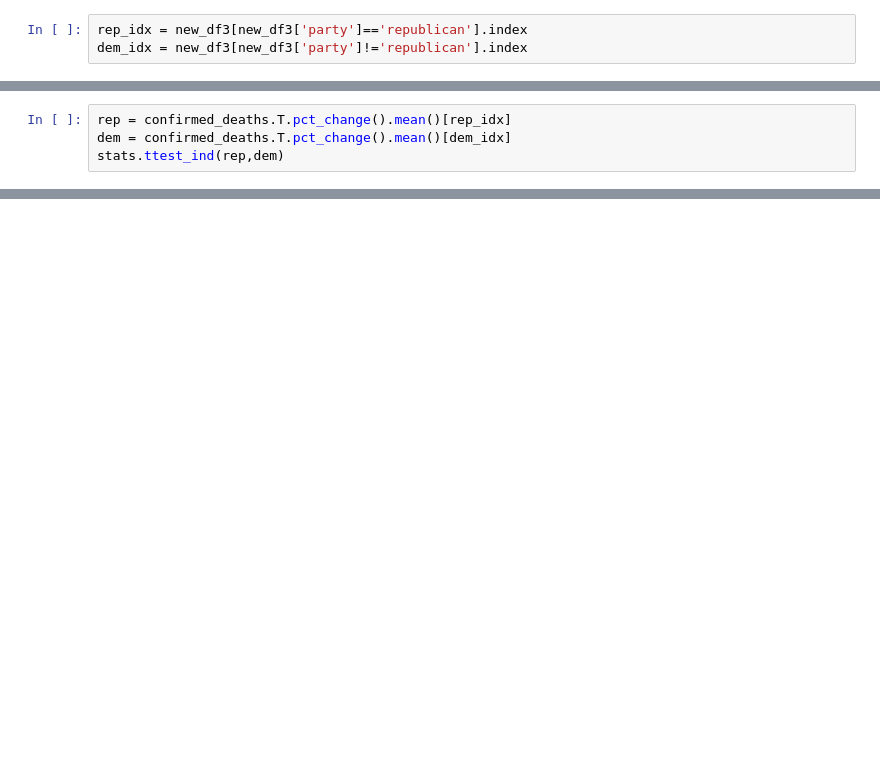
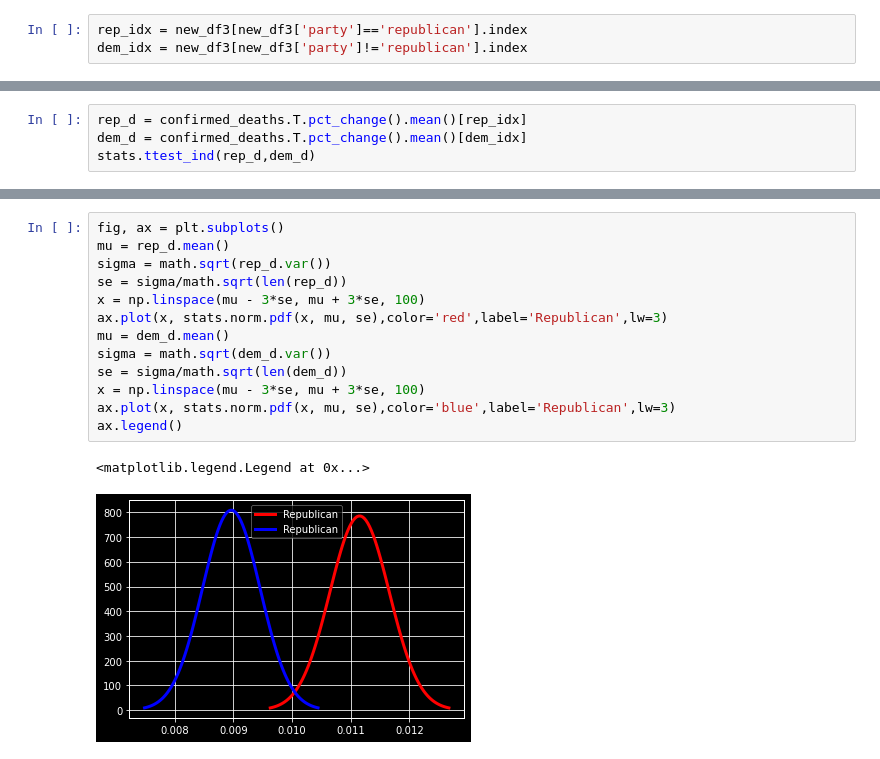
Before and after one commit to andrewargaez1/Covid-cause-and-effect, a Jupyter notebook: Untitled.ipynb, the cells around one changed output, grey strips where cells are left out. Drawn from its saved outputs; the diff is of its cells as text; blank space fills up the shorter version.

```diff
--- a/Untitled.ipynb
+++ b/Untitled.ipynb
@@ -159,4 +153,4 @@ stats.ttest_ind(rep,dem)
 # %%
-rep = confirmed_deaths.T.pct_change().mean()[rep_idx]
-dem = confirmed_deaths.T.pct_change().mean()[dem_idx]
-stats.ttest_ind(rep,dem)
+rep_d = confirmed_deaths.T.pct_change().mean()[rep_idx]
+dem_d = confirmed_deaths.T.pct_change().mean()[dem_idx]
+stats.ttest_ind(rep_d,dem_d)
@@ -174,0 +194,16 @@ fig.show()
+# %%
+fig, ax = plt.subplots()
+mu = rep_d.mean()
+sigma = math.sqrt(rep_d.var())
+se = sigma/math.sqrt(len(rep_d))
+x = np.linspace(mu - 3*se, mu + 3*se, 100)
+ax.plot(x, stats.norm.pdf(x, mu, se),color='red',label='Republican',lw=3)
+mu = dem_d.mean()
+sigma = math.sqrt(dem_d.var())
+se = sigma/math.sqrt(len(dem_d))
+x = np.linspace(mu - 3*se, mu + 3*se, 100)
+ax.plot(x, stats.norm.pdf(x, mu, se),color='blue',label='Republican',lw=3)
+ax.legend()
+# %% [output]
+<matplotlib.legend.Legend at 0x...>
+[figure, added]
```
Also changed, not shown: parts of 21 cells of this notebook, 8 other files.
